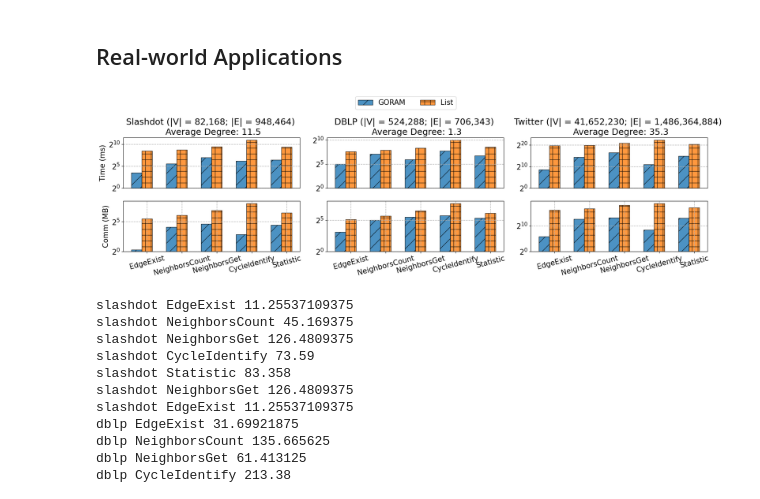
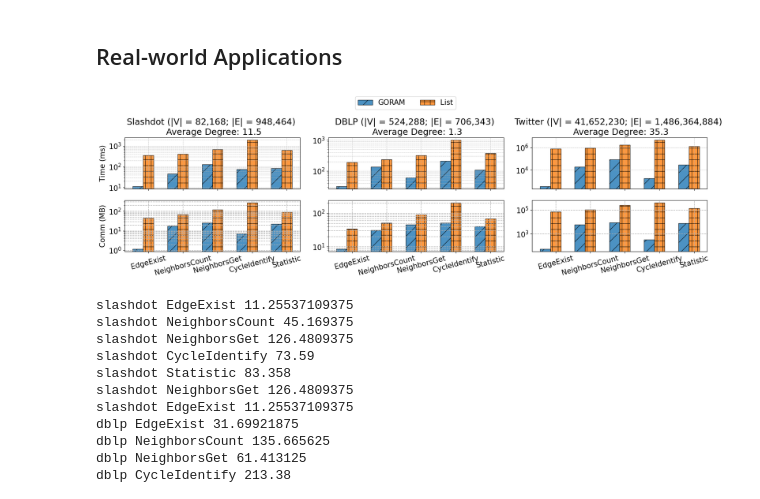
Before and after one commit to LiuXin11235/aby3, a Jupyter notebook: privGraph/analysis.ipynb, the cells around one changed output. Saved outputs shown, nothing was run; the diff lists cells and outputs as text; code cells hidden in the pictures.

```diff
--- a/privGraph/analysis.ipynb
+++ b/privGraph/analysis.ipynb
@@ -101,32 +101,24 @@ for i in range(len(target_dicts)):
     width = 0.3
 
     if(i == 0):
-        ax.bar(x - width, np.log2(privGraph_times), width, label='GORAM', edgecolor='black', hatch=hatch_list[0], color=color_list[0], alpha=0.8)
-        ax.bar(x, np.log2(edgelist_times), width, label='List', edgecolor='black', hatch=hatch_list[1], color=color_list[1], alpha=0.8)
+        ax.bar(x - width, privGraph_times, width, label='GORAM', edgecolor='black', hatch=hatch_list[0], color=color_list[0], alpha=0.8)
+        ax.bar(x, edgelist_times, width, label='List', edgecolor='black', hatch=hatch_list[1], color=color_list[1], alpha=0.8)
         # ax2.bar(x + width, np.log2(edgelist_times / privGraph_times), width, label='SpeedUp ($\\times$)', edgecolor='black', hatch=hatch_list[2], color=color_list[2], alpha=0.8)
     else:
-        ax.bar(x - width, np.log2(privGraph_times), width, edgecolor='black', hatch=hatch_list[0], color=color_list[0], alpha=0.8)
-        ax.bar(x, np.log2(edgelist_times), width, edgecolor='black', hatch=hatch_list[1], color=color_list[1], alpha=0.8)
+        ax.bar(x - width, privGraph_times, width, edgecolor='black', hatch=hatch_list[0], color=color_list[0], alpha=0.8)
+        ax.bar(x, edgelist_times, width, edgecolor='black', hatch=hatch_list[1], color=color_list[1], alpha=0.8)
         # ax2.bar(x + width, np.log2(edgelist_times / privGraph_times), width, edgecolor='black', hatch=hatch_list[2], color=color_list[2], alpha=0.8)
 
     if(i == 0):
         ax.set_ylabel('Time (ms)', fontsize=15)
         # ax2.set_ylabel('SpeedUp ($\\times$)', fontsize=15)
 
-    log2formatter = FuncFormatter(log_2_formatter)
+    # log2formatter = FuncFormatter(log_2_formatter)
     ax.set_title(title_dict[target])
-    ax.yaxis.set_major_formatter(log2formatter)
+    ax.set_yscale('log')
     ax.grid(which='both', linestyle='--', linewidth=1)
-    # ax.yaxis.set_major_locator(MultipleLocator(1))
-    # ax2.yaxis.set_major_formatter(log2formatter)
-    ax.set_xticks([])
-    # ax.set_xticklabels(operations, rotation=15)
-    # ax.set_xticks(rotation=45)
-    # if(i == 2):
-        # ax.set_xticks(x)
-        # ax.set_xticklabels(operations, rotation=15)
-    # else:
-        # ax.set_xticks([])
+    ax.set_xticks(x)
+    ax.set_xticklabels([" " for i in range(len(x))], rotation=15, fontsize=1)
 
 axs = axs_list[1]
 for i in range(len(target_dicts)):
@@ -144,41 +136,38 @@ for i in range(len(target_dicts)):
 
     # if(i == 0):
         # ax.bar(x - width, np.log2(privGraph_times), width, label='GORAM', edgecolor='black', hatch=hatch_list[0], color=color_list[0], alpha=0.8)
         # ax.bar(x, np.log2(edgelist_times), width, label='List', edgecolor='black', hatch=hatch_list[1], color=color_list[1], alpha=0.8)
         # ax2.bar(x + width, np.log2(edgelist_times / privGraph_times), width, label='SpeedUp ($\\times$)', edgecolor='black', hatch=hatch_list[2], color=color_list[2], alpha=0.8)
     # else:
-    ax.bar(x - width, np.log2(privGraph_times), width, edgecolor='black', hatch=hatch_list[0], color=color_list[0], alpha=0.8)
-    ax.bar(x, np.log2(edgelist_times), width, edgecolor='black', hatch=hatch_list[1], color=color_list[1], alpha=0.8)
+    ax.bar(x - width, privGraph_times, width, edgecolor='black', hatch=hatch_list[0], color=color_list[0], alpha=0.8)
+    ax.bar(x, edgelist_times, width, edgecolor='black', hatch=hatch_list[1], color=color_list[1], alpha=0.8)
         # ax2.bar(x + width, np.log2(edgelist_times / privGraph_times), width, edgecolor='black', hatch=hatch_list[2], color=color_list[2], alpha=0.8)
 
     if(i == 0):
         ax.set_ylabel('Comm (MB)', fontsize=15)
         # ax2.set_ylabel('SpeedUp ($\\times$)', fontsize=15)
 
-    log2formatter = FuncFormatter(log_2_formatter)
-    # ax.set_title(title_dict[target])
-    ax.yaxis.set_major_formatter(log2formatter)
+    # log2formatter = FuncFormatter(log_2_formatter)
+    ax.set_yscale('log')
     ax.grid(which='both', linestyle='--', linewidth=1)
-    # ax.yaxis.set_major_locator(MultipleLocator(1))
-    # ax2.yaxis.set_major_formatter(log2formatter)
     ax.set_xticks(x)
     ax.set_xticklabels(operations, rotation=15)
     # ax.set_xticks(rotation=45)
     # if(i == 2):
         # ax.set_xticks(x)
         # ax.set_xticklabels(operations, rotation=15)
     # else:
         # ax.set_xticks([])
 
 
 # plt.legend()
 fig.legend(bbox_to_anchor=(0.5, 1.1), loc='upper center', ncol=3)
 plt.tight_layout()
 # plt.show()
 
 plt.savefig("./graph/real_world.pdf", bbox_inches='tight', dpi=300)
 # %% [output]
-[figure, old version]
+[figure, new version]
 # %%
 # for target in target_dicts:
 query_dict = {op: [] for op in times_slashdot}
```
